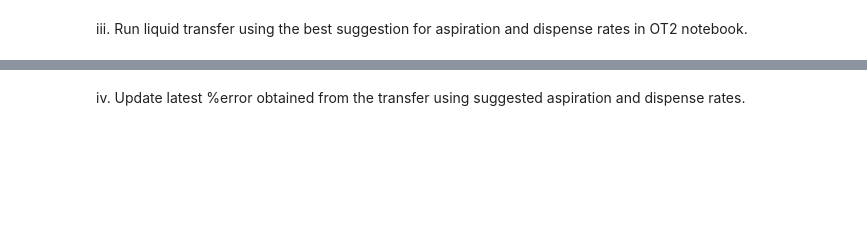
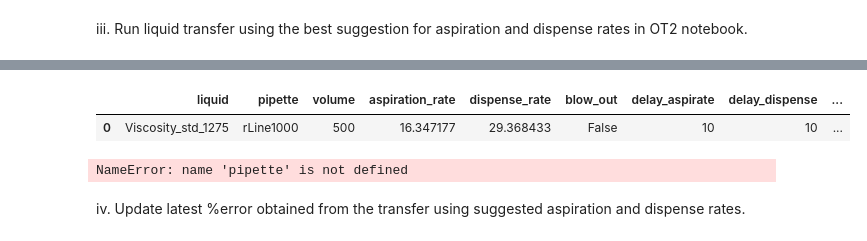
Before and after one commit to Quijanove/viscosity_liquid_transfer_Pablo, a Jupyter notebook: Sartorious_experiments/Code/BOTorch_SOBO_mean_volume_Sartorious.ipynb, the cells around one changed output, grey strips where cells are left out. Cells and saved outputs as stored; diff of their text form; code cells hidden in the pictures; blank space fills up the shorter version.

```diff
--- a/Sartorious_experiments/Code/BOTorch_SOBO_mean_volume_Sartorious.ipynb
+++ b/Sartorious_experiments/Code/BOTorch_SOBO_mean_volume_Sartorious.ipynb
@@ -432,8 +627,8 @@ if pipette.liquid.isTipOn()== False:
 
 #setup for loops
 #TO BE CHANGED
-iterations = 1
-volumes_list = [500, 300]
+iterations = 3
+volumes_list = [1000, 500, 300]
 
 #NOT TO BE CHANGED
 liquid_level = initial_liquid_level
@@ -533,6 +728,7 @@ while counter <= iterations:
         #printing checks
         print("LIQUID LEVEL: " +str(liquid_level) + "   LIQUID CHANGE: " +str(1.2*m/density) + "   ITERATION: " + str(counter) + ", " + str(volume))
 
+
         #liquid level checks
         if (1.2*m/density > 1.2) or (1.2*m/density < 0):
             break
@@ -543,6 +739,8 @@ while counter <= iterations:
         liq.update_data(df)
 
 
+
+
     if (1.2*m/density > 1.2) or (1.2*m/density < 0):
         break
     if (liquid_level > initial_liquid_level) or (liquid_level < 6):
@@ -551,3 +768,12 @@ while counter <= iterations:
+# %%
+df
+# %% [output]
+|  | liquid | pipette | volume | aspiration_rate | dispense_rate | blow_out | delay_aspirate | delay_dispense | ... |
+| 0 | Viscosity_std_1275 | rLine1000 | 500 | 16.347177 | 29.368433 | False | 10 | 10 | ... |
+# %%
+pipette.attachTip()
+# %% [output]
+NameError: name 'pipette' is not defined
 # %% [markdown]
 iv. Update latest %error obtained from the transfer using suggested aspiration and dispense rates.
 # %%
```
Also changed, not shown: parts of 20 cells of this notebook, 2 other files.
